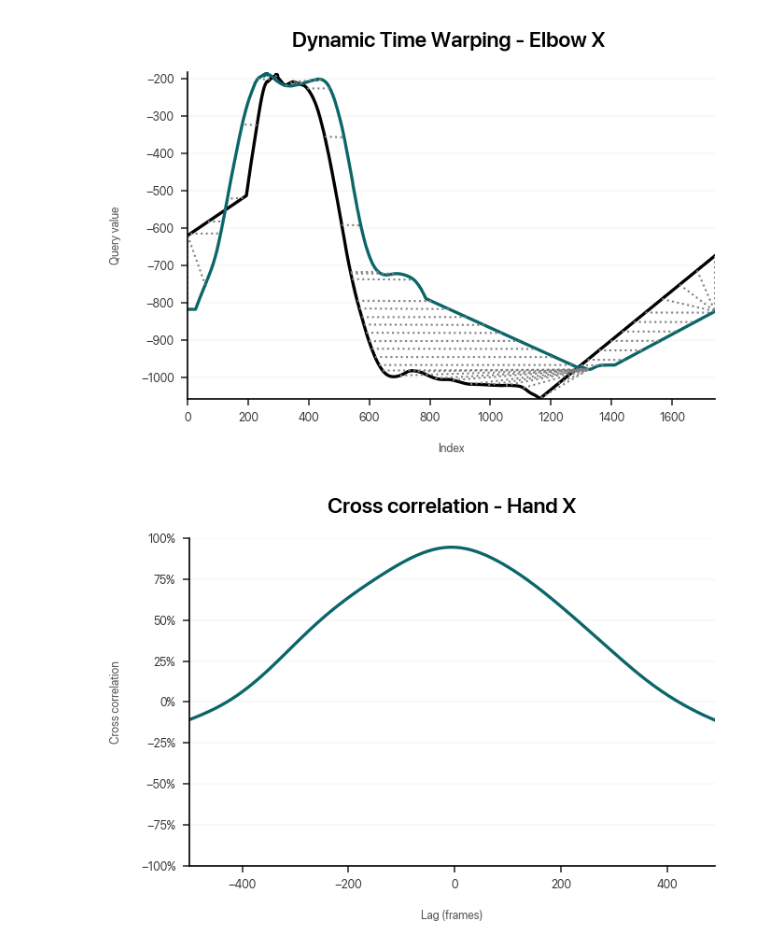
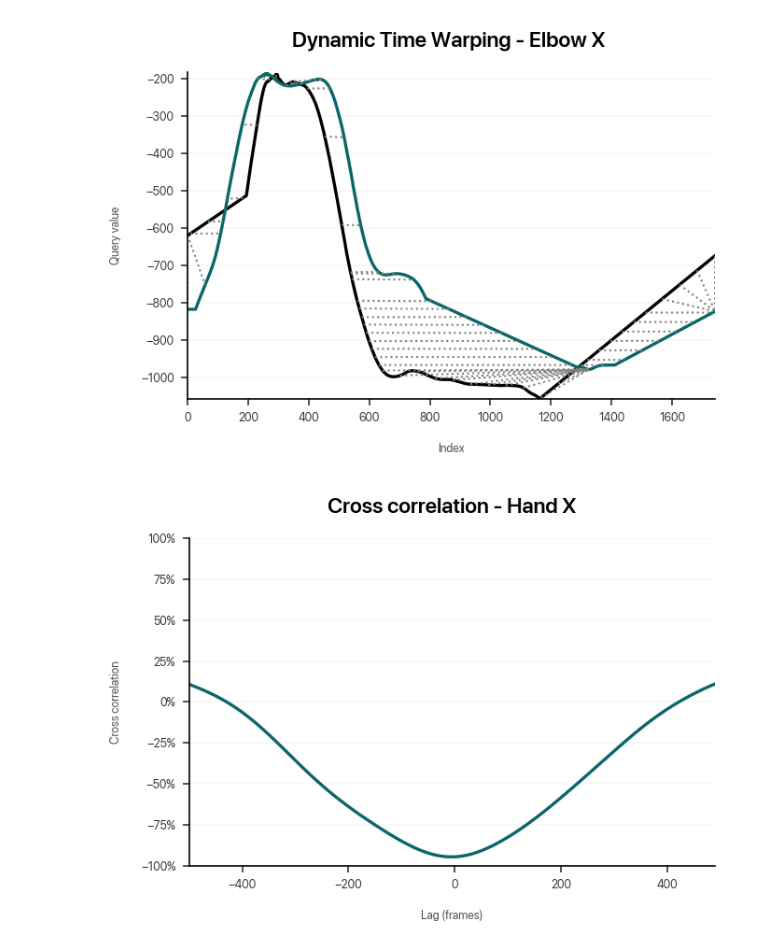
Before and after one commit to dlundgaard/dapup-mocap, a Jupyter notebook: analysis.ipynb, the cells around one changed output. Drawn from its saved outputs; the diff is of its cells as text; code cells hidden in the pictures.

```diff
--- a/analysis.ipynb
+++ b/analysis.ipynb
@@ -113,19 +114,18 @@ plot_dtw(trial = 2, marker = "Elbow", axis = "X")
 # %%
 def plot_cross_correlation(trial, marker, axis, lags = np.arange(-500, 500, 10)):
     data_A = data[(data["Trial"] == trial) & (data["Axis"] == axis) & (data["Subject"] == "A")][marker].interpolate().reset_index(drop = True)
     data_B = data[(data["Trial"] == trial) & (data["Axis"] == axis) & (data["Subject"] == "B")][marker].interpolate().reset_index(drop = True)
-    inverter = -1 if axis == "X" else 1
-    cross_corrs = [data_A.corr(inverter * data_B.shift(lag)) for lag in lags]
+    cross_corrs = [data_A.corr(data_B.shift(lag)) for lag in lags]
     plt.plot(lags, cross_corrs)
     plt.xlabel("Lag (frames)")
     plt.ylabel("Cross correlation")
     plt.gca().yaxis.set_major_formatter(ticker.PercentFormatter(1))
     plt.title(f"Cross correlation - {marker} {axis}\n")
     plt.margins(x = 0, y = 0.1)
     plt.ylim((-1, 1))
     plt.tight_layout()
 
 plot_cross_correlation(trial = 1, marker = "Hand", axis = "X")
 # %% [output]
-[figure, old version]
+[figure, new version]
 # %%
```
Also changed, not shown: parts of 2 cells of this notebook.
